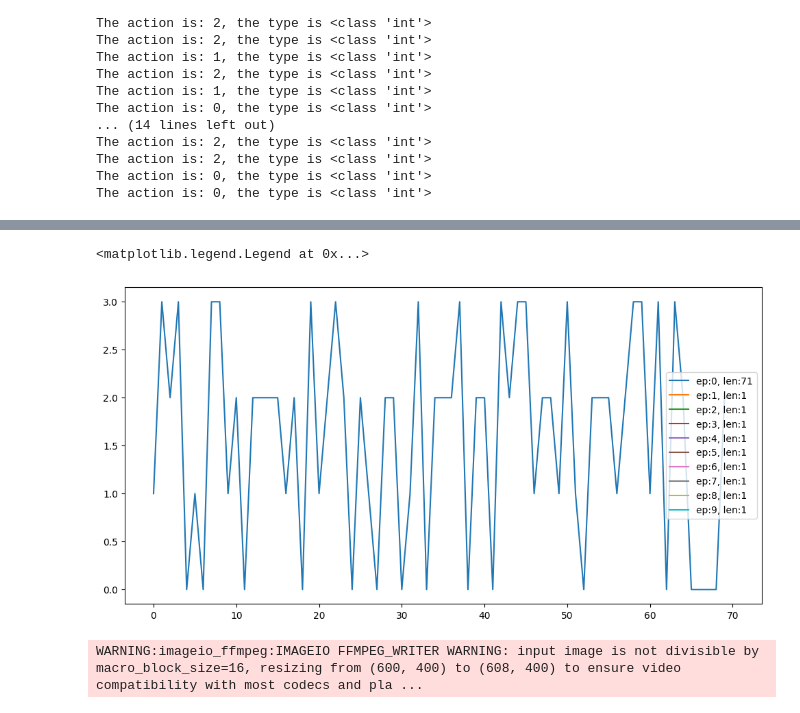
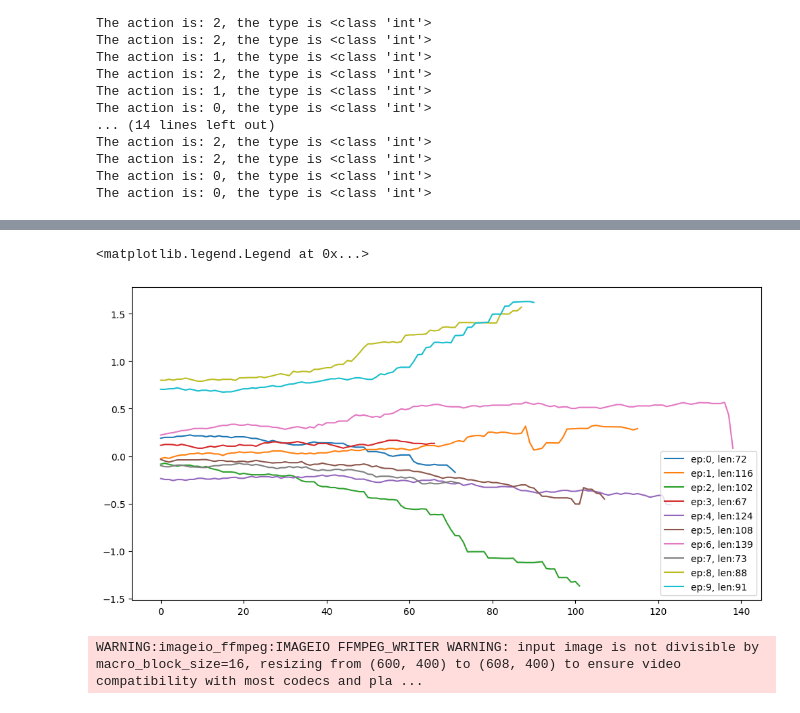
Before and after one commit to somnath3112/DRL-fun-da, a Jupyter notebook: Saving_loading_dqn_+_Episode_generation.ipynb, the cells around one changed output, grey strips where cells are left out. Saved outputs shown, nothing was run; the diff lists cells and outputs as text; code cells hidden in the pictures.

Commit message:
Reward plotted

```diff
--- a/Saving_loading_dqn_+_Episode_generation.ipynb
+++ b/Saving_loading_dqn_+_Episode_generation.ipynb
@@ -212,4 +210,6 @@ def generate_episode(agent = lambda obs: int(np.random.choice(4,1)[0]), N_episod
 episodes = generate_episode()
 for idx, episode in enumerate(episodes):
   print(f"ep:{idx} has {len(episode)} steps")
+  print(episode[0][2])
+  break
 # %% [output]
@@ -226,15 +218,15 @@ ep:9 has 1 steps
 # %%
 #@title Visualize the reward for generated episodes
 import matplotlib.pyplot as plt
-rewards = [[ row[1] for row in episode] for episode in episodes]
+rewards = [[ row[0][2] for row in episode] for episode in episodes]
 
 fig, ax = plt.subplots(1,1, figsize=(12,6))
 for idx in range(len(episodes)):
   ax.plot(rewards[idx], label=f'ep:{idx}, len:{len(rewards[idx])}')
 ax.legend()
 # %% [output]
 <matplotlib.legend.Legend at 0x...>
-[figure, old version]
+[figure, new version]
 # %%
 #@title Save as a video file
 
```
Also changed, not shown: parts of 2 cells of this notebook.
